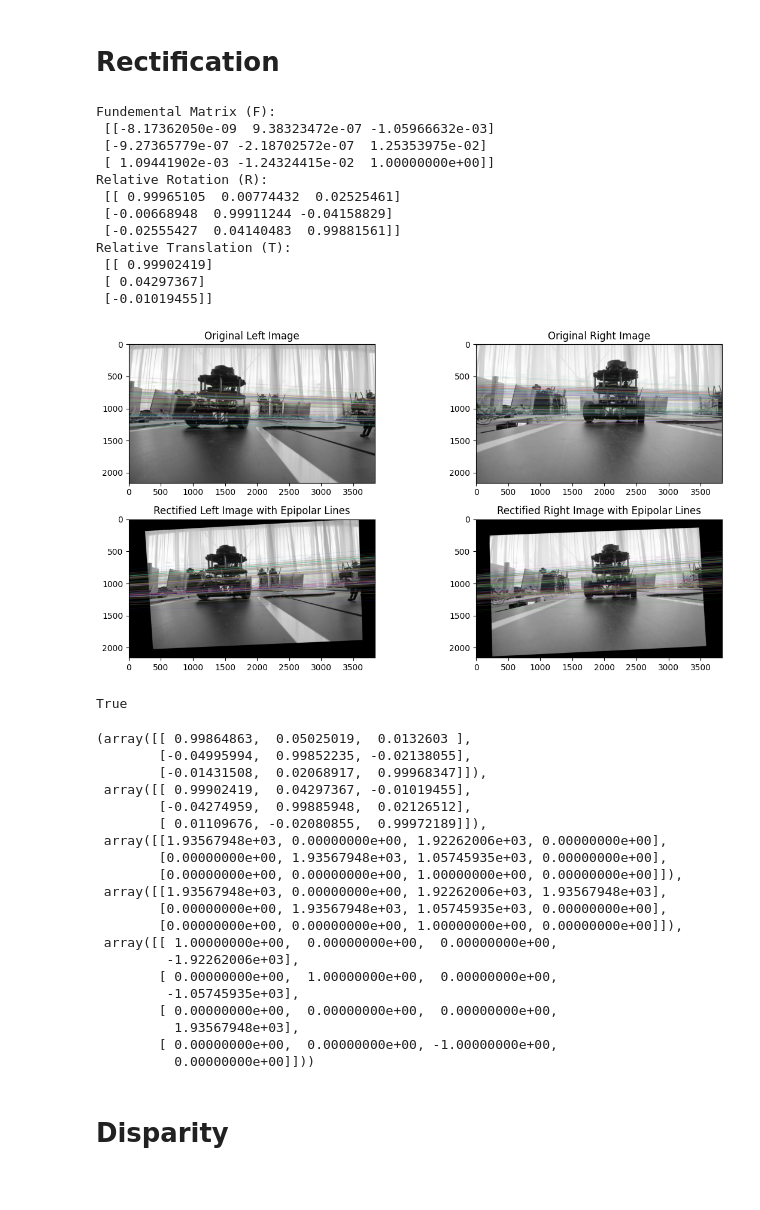
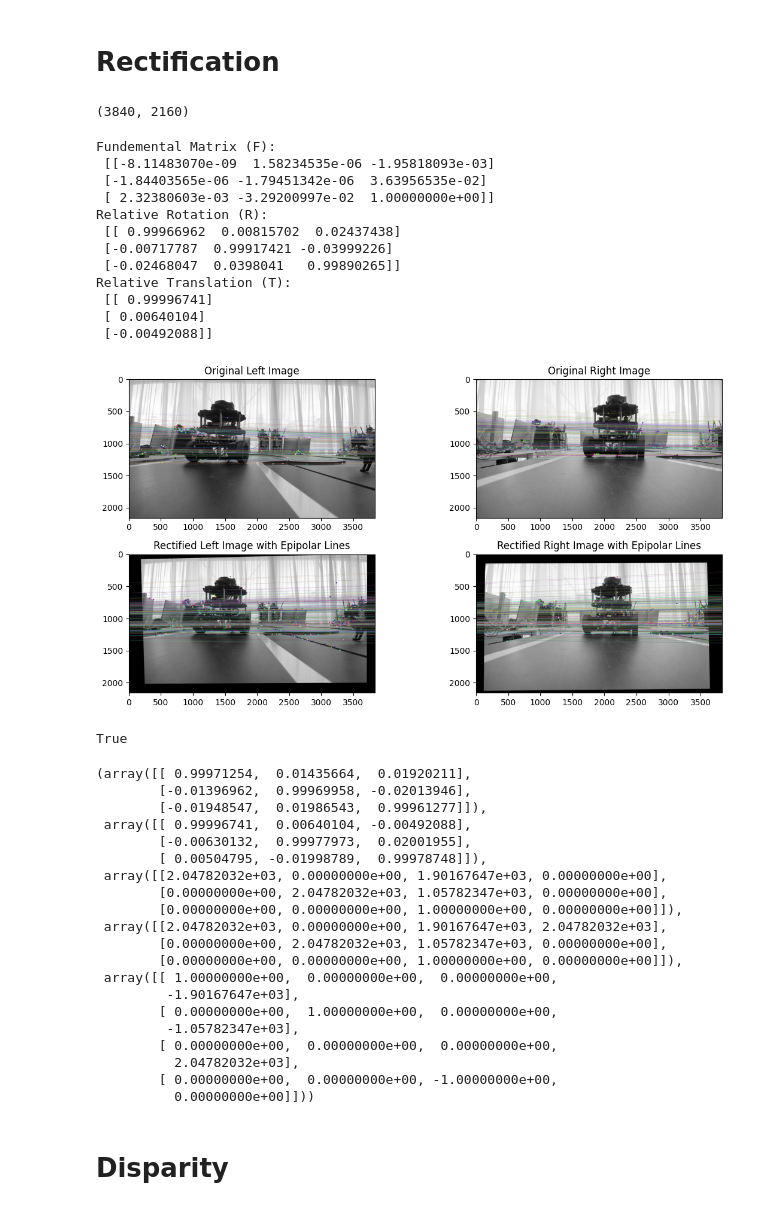
Before and after one commit to rafayaamirgull/stereo_reconstruction_cv, a Jupyter notebook: main.ipynb, the cells around one changed output. Cells and saved outputs as stored; diff of their text form; code cells hidden in the pictures.

```diff
--- a/main.ipynb
+++ b/main.ipynb
@@ -129,7 +131,7 @@ def stereo_rectify(K0, K1, R, T, image_size):
     """
     T = T.astype(np.float64)  # Ensure T is float64 for cv2.stereoRectify
 
-    R1, R2, P1, P2, Q = cv2.stereoRectify(K0, None, K1, None, image_size, R, T)
+    R1, R2, P1, P2, Q, _, _ = cv2.stereoRectify(K0, None, K1, None, image_size, R, T, alpha=1, flags=cv2.CALIB_ZERO_DISPARITY)
     return R1, R2, P1, P2, Q
 # %%
 def draw_epilines(img1,img2,lines,pts1,pts2):
@@ -143,25 +145,27 @@ def draw_epilines(img1,img2,lines,pts1,pts2):
         x0,y0 = map(int, [0, -r[2]/r[1] ])
         x1,y1 = map(int, [c, -(r[2]+r[0]*c)/r[1] ])
         img1 = cv2.line(img1, (x0,y0), (x1,y1), color,1)
-        img1 = cv2.circle(img1,tuple(pt1),5,color,-1)
-        img2 = cv2.circle(img2,tuple(pt2),5,color,-1)
+        img1 = cv2.circle(img1,tuple(pt1),10,color,-1)
+        img2 = cv2.circle(img2,tuple(pt2),10,color,-1)
     return img1,img2
 # %%
 # Example usage (replace with your actual paths)
-left_image = "dataset/d3/img1.jpg"
-right_image = "dataset/d3/img2.jpg"
+left_image = os.path.join(dataset_name,"img1.jpg")
+right_image = os.path.join(dataset_name,"img2.jpg")
 
 # Read Images
 imgL = cv2.imread(left_image, cv2.IMREAD_GRAYSCALE)
 imgR = cv2.imread(right_image, cv2.IMREAD_GRAYSCALE)
 imgL_color = cv2.imread(left_image)  # For color visualization
 
-baseline = 140
 K0 = np.array(cameraMatrix)
 K1 = np.array(cameraMatrix)
 R = np.eye(3)  # Identity matrix (no rotation)
 T = np.array([[baseline], [0], [0]])
-image_size = (int(3840), int(2160))
+image_size = imgL.shape[::-1]
+image_size
+# %% [output]
+(3840, 2160)
 # %%
 ## Tutorial : https://docs.opencv.org/4.x/da/de9/tutorial_py_epipolar_geometry.html
 
@@ -209,17 +213,17 @@ print("Relative Rotation (R):\n", R)
 print("Relative Translation (T):\n", T)
 # %% [output]
 Fundemental Matrix (F):
- [[-8.17362050e-09  9.38323472e-07 -1.05966632e-03]
- [-9.27365779e-07 -2.18702572e-07  1.25353975e-02]
- [ 1.09441902e-03 -1.24324415e-02  1.00000000e+00]]
+ [[-8.11483070e-09  1.58234535e-06 -1.95818093e-03]
+ [-1.84403565e-06 -1.79451342e-06  3.63956535e-02]
+ [ 2.32380603e-03 -3.29200997e-02  1.00000000e+00]]
 Relative Rotation (R):
- [[ 0.99965105  0.00774432  0.02525461]
- [-0.00668948  0.99911244 -0.04158829]
- [-0.02555427  0.04140483  0.99881561]]
+ [[ 0.99966962  0.00815702  0.02437438]
+ [-0.00717787  0.99917421 -0.03999226]
+ [-0.02468047  0.0398041   0.99890265]]
 Relative Translation (T):
- [[ 0.99902419]
- [ 0.04297367]
- [-0.01019455]]
+ [[ 0.99996741]
+ [ 0.00640104]
+ [-0.00492088]]
 # %%
 ## git gist : https://gist.github.com/jensenb/8668000
 
@@ -238,9 +242,7 @@ right_before_lines = right_before_lines.reshape(-1,3)
 imgR_before_rec,_ = draw_epilines(imgR,imgL,right_before_lines,pts_right,pts_left)
 
 # Stereo rectification using assumed R and T (no rotation, baseline translation)
-R1, R2, P1, P2, Q, _, _ = cv2.stereoRectify(
-    K0, None, K1, None, image_size, R, T, alpha=1.0
-)
+R1, R2, P1, P2, Q = stereo_rectify(K0, K1, R, T, image_size)
 
 # Rectify Images
 mapL1, mapL2 = cv2.initUndistortRectifyMap(K0, None, R1, P1, image_size, cv2.CV_32F)
@@ -248,7 +250,7 @@ mapR1, mapR2 = cv2.initUndistortRectifyMap(K1, None, R2, P2, image_size, cv2.CV_
 
 imgL_rect = cv2.remap(imgL, mapL1, mapL2, interpolation=cv2.INTER_LINEAR)
 imgR_rect = cv2.remap(imgR, mapR1, mapR2, interpolation=cv2.INTER_LINEAR)
-# imgL_rect_color = cv2.remap(imgL_color, mapL1, mapL2, interpolation=cv2.INTER_LINEAR)
+imgL_rect_color = cv2.remap(imgL_color, mapL1, mapL2, interpolation=cv2.INTER_LINEAR)
 
 ## REDO everything now for the rectified pair
 # Use SIFT for feature detection and matching
@@ -271,7 +273,7 @@ pts_right_rect = []
 
 # ratio test as per Lowe's paper
 for i,(m,n) in enumerate(matches):
-    if m.distance < 0.7*n.distance:
+    if m.distance < 0.8*n.distance:
         pts_left_rect.append(keypoints_left_rect[m.queryIdx].pt)
         pts_right_rect.append(keypoints_right_rect[m.trainIdx].pt)
 
@@ -297,58 +299,58 @@ imgL_after_rec,_ = draw_epilines(imgL_rect,imgR_rect,left_after_lines,pts_left_r
 right_after_lines = cv2.computeCorrespondEpilines(pts_right_rect.reshape(-1,1,2), 1,F_rect)
 right_after_lines = right_after_lines.reshape(-1,3)
 imgR_after_rec,_ = draw_epilines(imgR_rect,imgL_rect,right_after_lines,pts_right_rect,pts_left_rect)
 
 # Display the results
 plt.figure(figsize=(12, 6))
 
 plt.subplot(2, 2, 1)
 plt.title("Original Left Image")
 plt.imshow(imgL_before_rec, cmap="gray")
 
 plt.subplot(2, 2, 2)
 plt.title("Original Right Image")
 plt.imshow(imgR_before_rec, cmap="gray")
 
 plt.subplot(2, 2, 3)
 plt.title("Rectified Left Image with Epipolar Lines")
 plt.imshow(imgL_after_rec, cmap="gray")
 
 plt.subplot(2, 2, 4)
 plt.title("Rectified Right Image with Epipolar Lines")
 plt.imshow(imgR_after_rec, cmap="gray")
 
 plt.tight_layout()
 plt.show()
 
 # Save the rectified images
-cv2.imwrite("left_rectified.jpg", imgL_rect)
-cv2.imwrite("right_rectified.jpg", imgR_rect)
+cv2.imwrite(os.path.join(dataset_name,"left_rectified.jpg"), imgL_rect)
+cv2.imwrite(os.path.join(dataset_name,"right_rectified.jpg"), imgR_rect)
 cv2.imwrite("right_rectified_lines.jpg", imgR_after_rec)
 cv2.imwrite("left_rectified_lines.jpg", imgL_after_rec)
 # %% [output]
-[figure, old version]
+[figure, new version]
 True
 # %%
 R1, R2, P1, P2, Q
 # %% [output]
-(array([[ 0.99864863,  0.05025019,  0.0132603 ],
-        [-0.04995994,  0.99852235, -0.02138055],
-        [-0.01431508,  0.02068917,  0.99968347]]),
- array([[ 0.99902419,  0.04297367, -0.01019455],
-        [-0.04274959,  0.99885948,  0.02126512],
-        [ 0.01109676, -0.02080855,  0.99972189]]),
- array([[1.93567948e+03, 0.00000000e+00, 1.92262006e+03, 0.00000000e+00],
-        [0.00000000e+00, 1.93567948e+03, 1.05745935e+03, 0.00000000e+00],
+(array([[ 0.99971254,  0.01435664,  0.01920211],
+        [-0.01396962,  0.99969958, -0.02013946],
+        [-0.01948547,  0.01986543,  0.99961277]]),
+ array([[ 0.99996741,  0.00640104, -0.00492088],
+        [-0.00630132,  0.99977973,  0.02001955],
+        [ 0.00504795, -0.01998789,  0.99978748]]),
+ array([[2.04782032e+03, 0.00000000e+00, 1.90167647e+03, 0.00000000e+00],
+        [0.00000000e+00, 2.04782032e+03, 1.05782347e+03, 0.00000000e+00],
         [0.00000000e+00, 0.00000000e+00, 1.00000000e+00, 0.00000000e+00]]),
- array([[1.93567948e+03, 0.00000000e+00, 1.92262006e+03, 1.93567948e+03],
-        [0.00000000e+00, 1.93567948e+03, 1.05745935e+03, 0.00000000e+00],
+ array([[2.04782032e+03, 0.00000000e+00, 1.90167647e+03, 2.04782032e+03],
+        [0.00000000e+00, 2.04782032e+03, 1.05782347e+03, 0.00000000e+00],
         [0.00000000e+00, 0.00000000e+00, 1.00000000e+00, 0.00000000e+00]]),
  array([[ 1.00000000e+00,  0.00000000e+00,  0.00000000e+00,
-         -1.92262006e+03],
+         -1.90167647e+03],
         [ 0.00000000e+00,  1.00000000e+00,  0.00000000e+00,
-         -1.05745935e+03],
+         -1.05782347e+03],
         [ 0.00000000e+00,  0.00000000e+00,  0.00000000e+00,
-          1.93567948e+03],
+          2.04782032e+03],
         [ 0.00000000e+00,  0.00000000e+00, -1.00000000e+00,
           0.00000000e+00]]))
 # %% [markdown]
```
Also changed, not shown: parts of 18 cells of this notebook, 11 other files.
